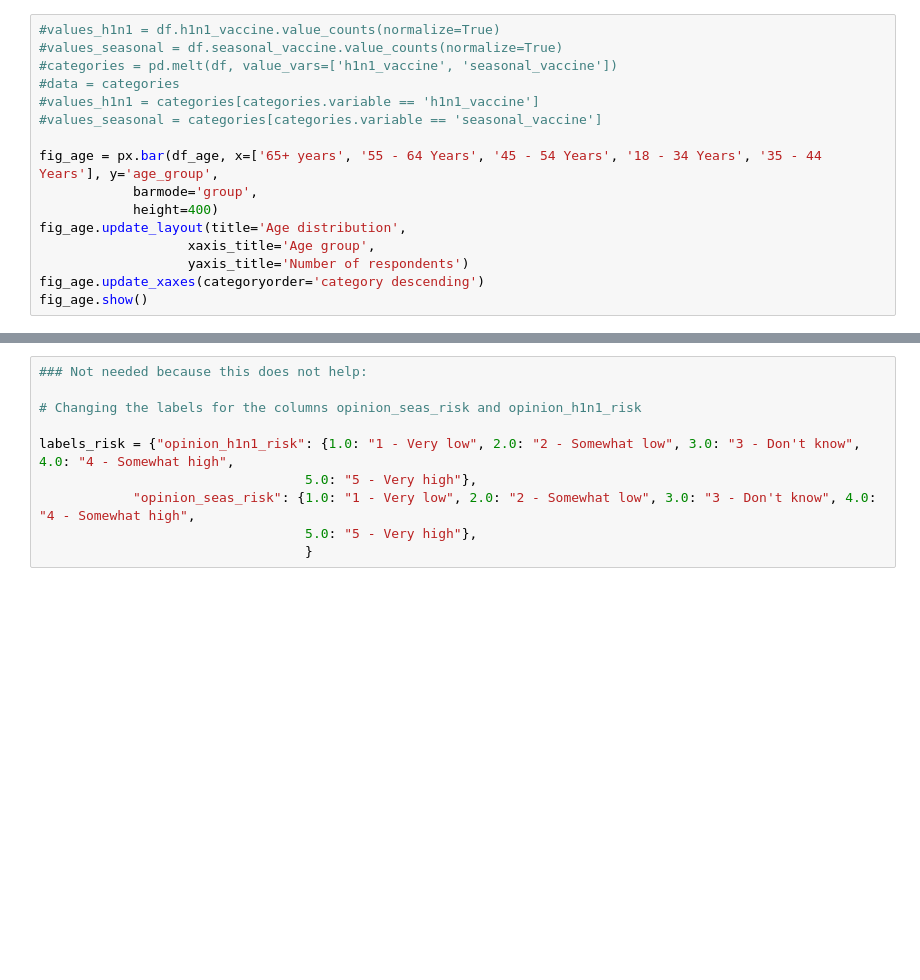
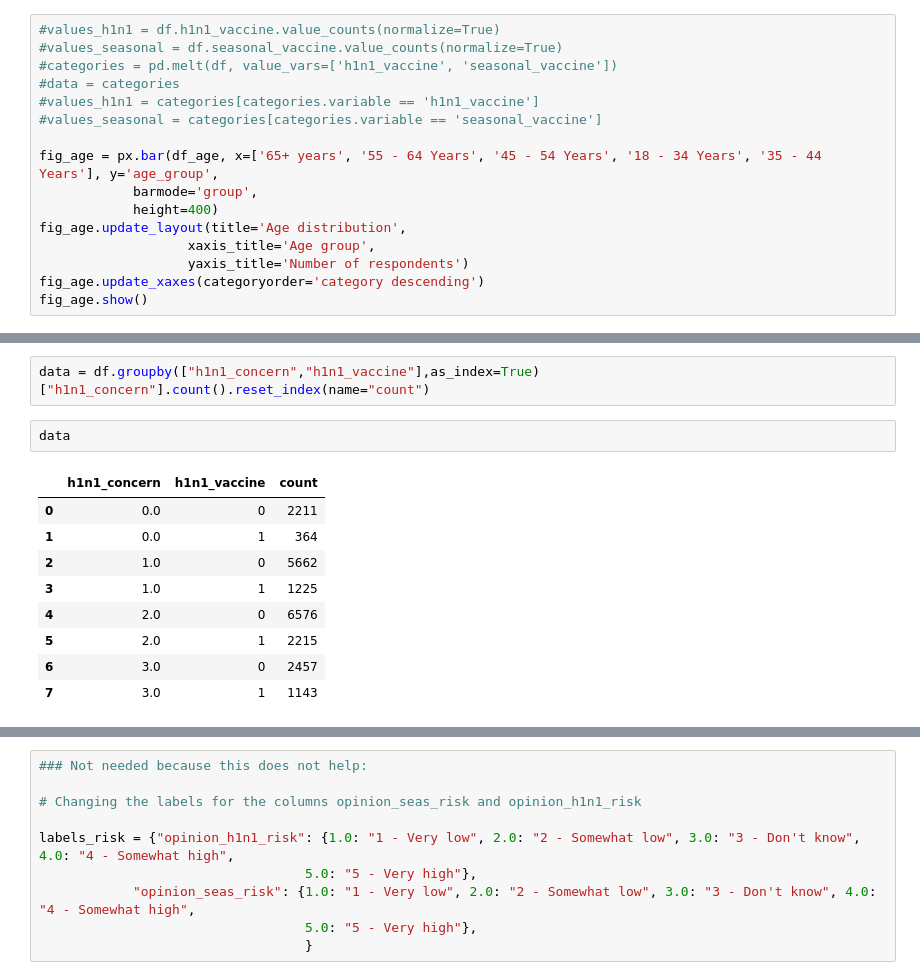
Before and after one commit to RayKwame/TheFluShot, a Jupyter notebook: notebooks/EDA.ipynb, the cells around one changed output, grey strips where cells are left out. Drawn from its saved outputs; the diff is of its cells as text; blank space fills up the shorter version.

```diff
--- a/notebooks/EDA.ipynb
+++ b/notebooks/EDA.ipynb
@@ -243,0 +321,14 @@ fig.show()
+# %%
+data = df.groupby(["h1n1_concern","h1n1_vaccine"],as_index=True)["h1n1_concern"].count().reset_index(name="count")
+# %%
+data
+# %% [output]
+|  | h1n1_concern | h1n1_vaccine | count |
+| 0 | 0.0 | 0 | 2211 |
+| 1 | 0.0 | 1 | 364 |
+| 2 | 1.0 | 0 | 5662 |
+| 3 | 1.0 | 1 | 1225 |
+| 4 | 2.0 | 0 | 6576 |
+| 5 | 2.0 | 1 | 2215 |
+| 6 | 3.0 | 0 | 2457 |
+| 7 | 3.0 | 1 | 1143 |
```
Also changed, not shown: parts of 21 cells of this notebook.
